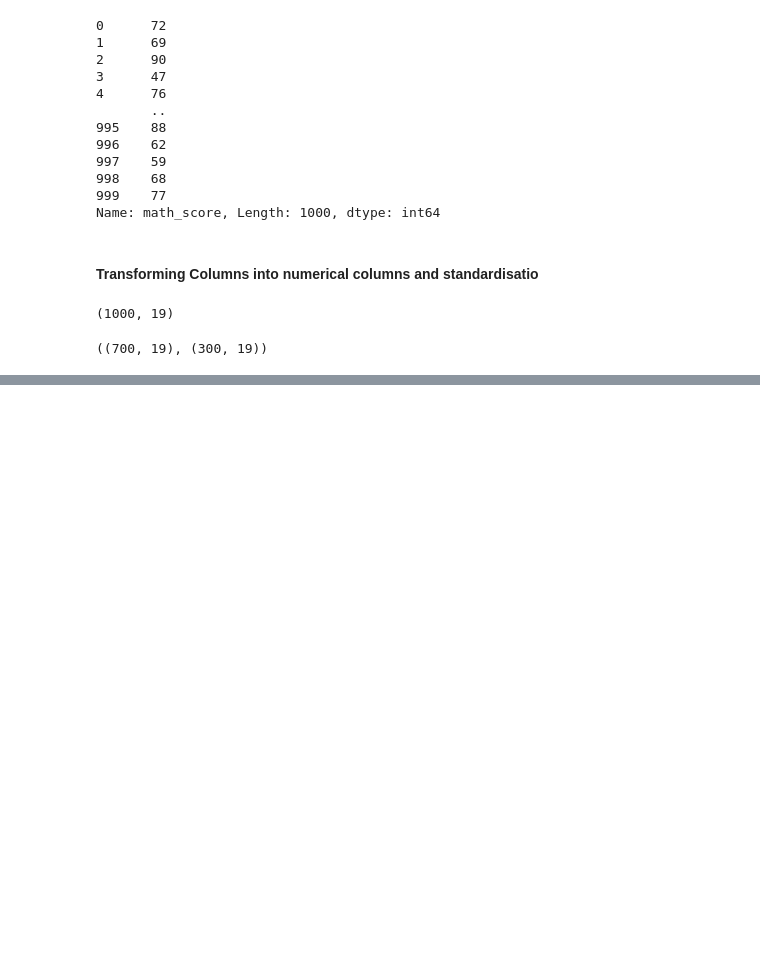
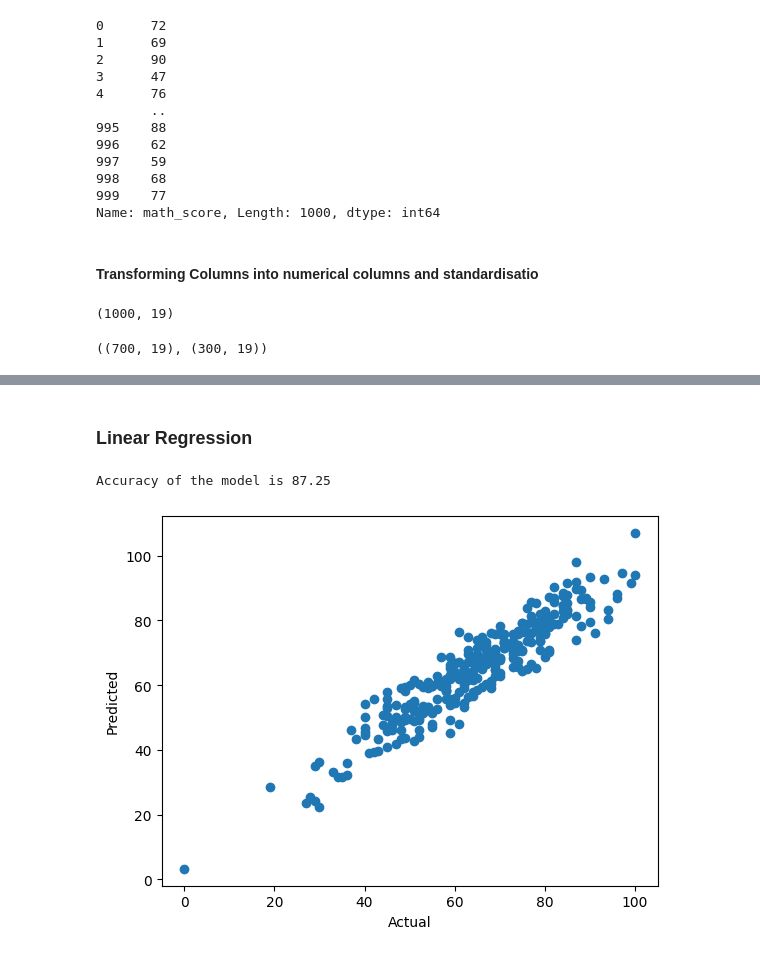
Before and after one commit to GIT-vanshika/New_model-, a Jupyter notebook: Notebook/Model Trainig.ipynb, the cells around one changed output, grey strips where cells are left out. Drawn from its saved outputs; the diff is of its cells as text; code cells hidden in the pictures; blank space fills up the shorter version.

```diff
--- a/Notebook/Model Trainig.ipynb
+++ b/Notebook/Model Trainig.ipynb
@@ -81,8 +81,8 @@ X.shape
 (1000, 19)
 # %%
 from sklearn.model_selection import train_test_split
-X_train,y_train,X_test,y_test= train_test_split(X,y,test_size=0.3,random_state=42)
-X_train.shape,y_train.shape
+X_train,X_test,y_train,y_test= train_test_split(X,y,test_size=0.3,random_state=42)
+X_train.shape,X_test.shape
 # %% [output]
 ((700, 19), (300, 19))
 # %%
@@ -90,8 +90,8 @@ def evaluate_model(true,predicted):
   mae=mean_absolute_error(true,predicted)
   mse=mean_squared_error(true,predicted)
   rmse=np.sqrt(mean_squared_error(true,predicted))
-  r2_score= r2_score(true, predicted)
-  return mae,rmse,r2_score,mse
+  r2_square= r2_score(true, predicted)
+  return mae,rmse,r2_square
 # %%
 models={
   "Linear Regression": LinearRegression(),
@@ -140,0 +170,16 @@ ValueError: Found input variables with inconsistent numbers of samples: [700, 30
+# %% [markdown]
+### Linear Regression
+# %%
+lin_model = LinearRegression(fit_intercept=True)
+lin_model= lin_model.fit(X_train, y_train)
+y_pred = lin_model.predict(X_test)
+score = r2_score(y_test, y_pred)*100
+print("Accuracy of the model is %.2f" %score)
+# %% [output]
+Accuracy of the model is 87.25
+# %%
+plt.scatter(y_test,y_pred);
+plt.xlabel('Actual');
+plt.ylabel('Predicted');
+# %% [output]
+[figure, added]
```
Also changed, not shown: parts of 5 cells of this notebook, 7 other files.
